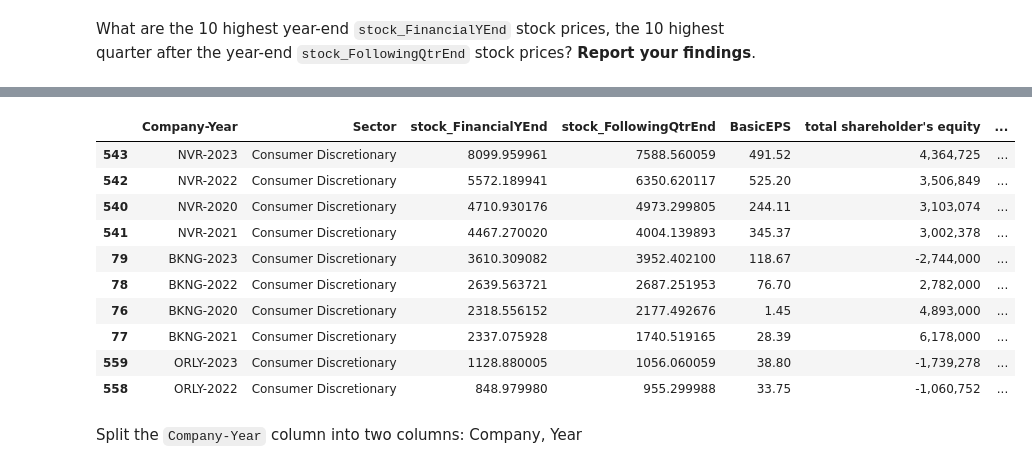
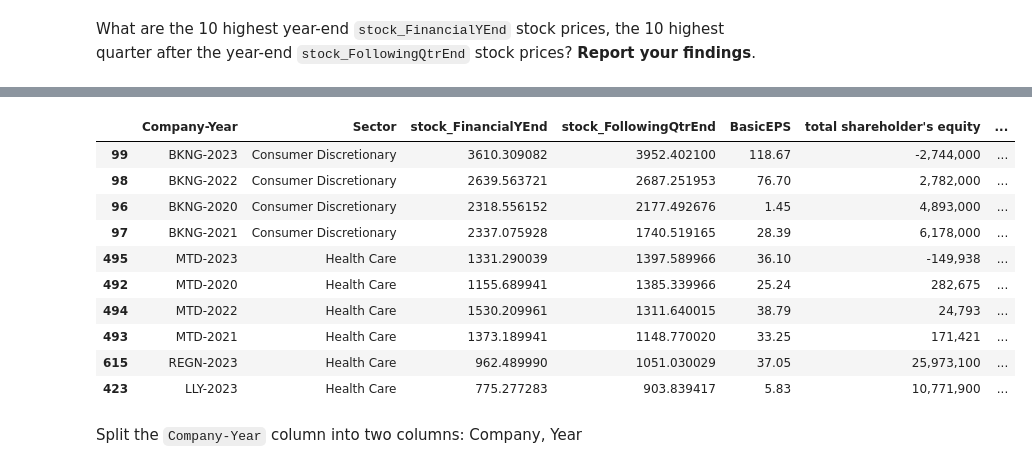
Before and after one commit to Fred-FFang/ACCT-5943-Group-Assignment, a Jupyter notebook: PythonAnalysis.ipynb, the cells around one changed output, grey strips where cells are left out. Saved outputs shown, nothing was run; the diff lists cells and outputs as text; code cells hidden in the pictures.

```diff
--- a/PythonAnalysis.ipynb
+++ b/PythonAnalysis.ipynb
@@ -78,5 +78,5 @@ Read the csv file you just scraped using the "student_scraper.ipynp" file into a
 # %%
-group_1_data=pd.read_csv("group_1_data.csv")
+group_53_data=pd.read_csv("group_53_data.csv")
 # %% [markdown]
 <h3>Perform Exploratory Data Analysis (EDA)
 # %% [markdown]
@@ -293,17 +293,17 @@ group_1_data.nlargest(10, ['stock_FinancialYEnd'])
 # %%
-group_1_data.nlargest(10, ['stock_FollowingQtrEnd'])
+group_53_data.nlargest(10, ['stock_FollowingQtrEnd'])
 # %% [output]
 |  | Company-Year | Sector | stock_FinancialYEnd | stock_FollowingQtrEnd | BasicEPS | total shareholder's equity | ... |
-| 543 | NVR-2023 | Consumer Discretionary | 8099.959961 | 7588.560059 | 491.52 | 4,364,725 | ... |
-| 542 | NVR-2022 | Consumer Discretionary | 5572.189941 | 6350.620117 | 525.20 | 3,506,849 | ... |
-| 540 | NVR-2020 | Consumer Discretionary | 4710.930176 | 4973.299805 | 244.11 | 3,103,074 | ... |
-| 541 | NVR-2021 | Consumer Discretionary | 4467.270020 | 4004.139893 | 345.37 | 3,002,378 | ... |
-| 79 | BKNG-2023 | Consumer Discretionary | 3610.309082 | 3952.402100 | 118.67 | -2,744,000 | ... |
-| 78 | BKNG-2022 | Consumer Discretionary | 2639.563721 | 2687.251953 | 76.70 | 2,782,000 | ... |
-| 76 | BKNG-2020 | Consumer Discretionary | 2318.556152 | 2177.492676 | 1.45 | 4,893,000 | ... |
-| 77 | BKNG-2021 | Consumer Discretionary | 2337.075928 | 1740.519165 | 28.39 | 6,178,000 | ... |
-| 559 | ORLY-2023 | Consumer Discretionary | 1128.880005 | 1056.060059 | 38.80 | -1,739,278 | ... |
-| 558 | ORLY-2022 | Consumer Discretionary | 848.979980 | 955.299988 | 33.75 | -1,060,752 | ... |
+| 99 | BKNG-2023 | Consumer Discretionary | 3610.309082 | 3952.402100 | 118.67 | -2,744,000 | ... |
+| 98 | BKNG-2022 | Consumer Discretionary | 2639.563721 | 2687.251953 | 76.70 | 2,782,000 | ... |
+| 96 | BKNG-2020 | Consumer Discretionary | 2318.556152 | 2177.492676 | 1.45 | 4,893,000 | ... |
+| 97 | BKNG-2021 | Consumer Discretionary | 2337.075928 | 1740.519165 | 28.39 | 6,178,000 | ... |
+| 495 | MTD-2023 | Health Care | 1331.290039 | 1397.589966 | 36.10 | -149,938 | ... |
+| 492 | MTD-2020 | Health Care | 1155.689941 | 1385.339966 | 25.24 | 282,675 | ... |
+| 494 | MTD-2022 | Health Care | 1530.209961 | 1311.640015 | 38.79 | 24,793 | ... |
+| 493 | MTD-2021 | Health Care | 1373.189941 | 1148.770020 | 33.25 | 171,421 | ... |
+| 615 | REGN-2023 | Health Care | 962.489990 | 1051.030029 | 37.05 | 25,973,100 | ... |
+| 423 | LLY-2023 | Health Care | 775.277283 | 903.839417 | 5.83 | 10,771,900 | ... |
 # %% [markdown]
 Split the `Company-Year` column into two columns: Company, Year
 # %%
```
Also changed, not shown: parts of 55 cells of this notebook, 4 other files.
